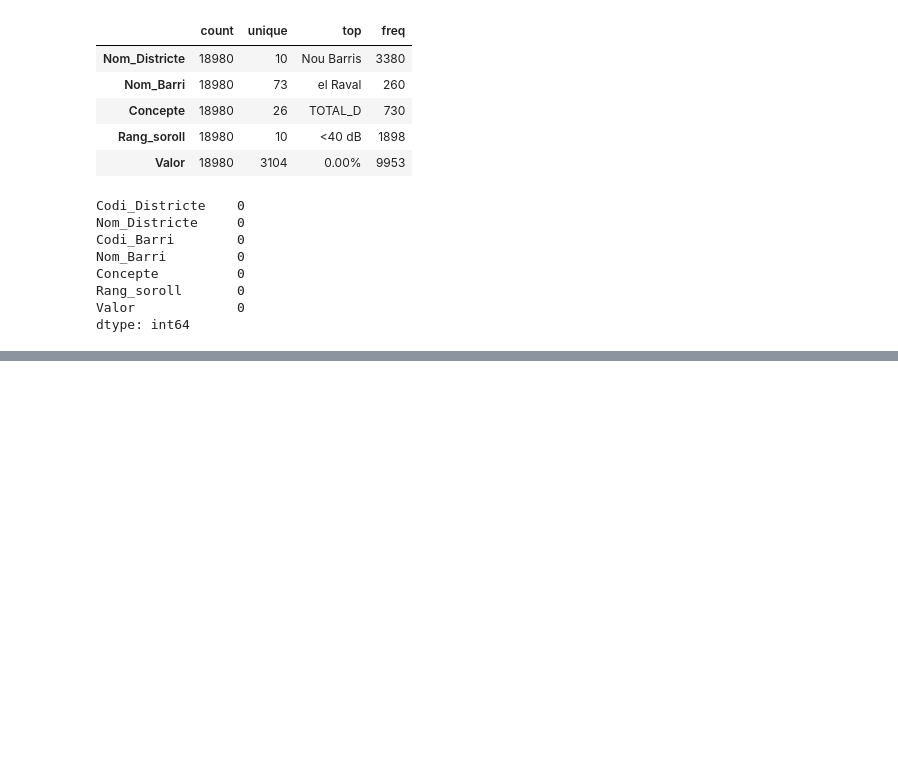
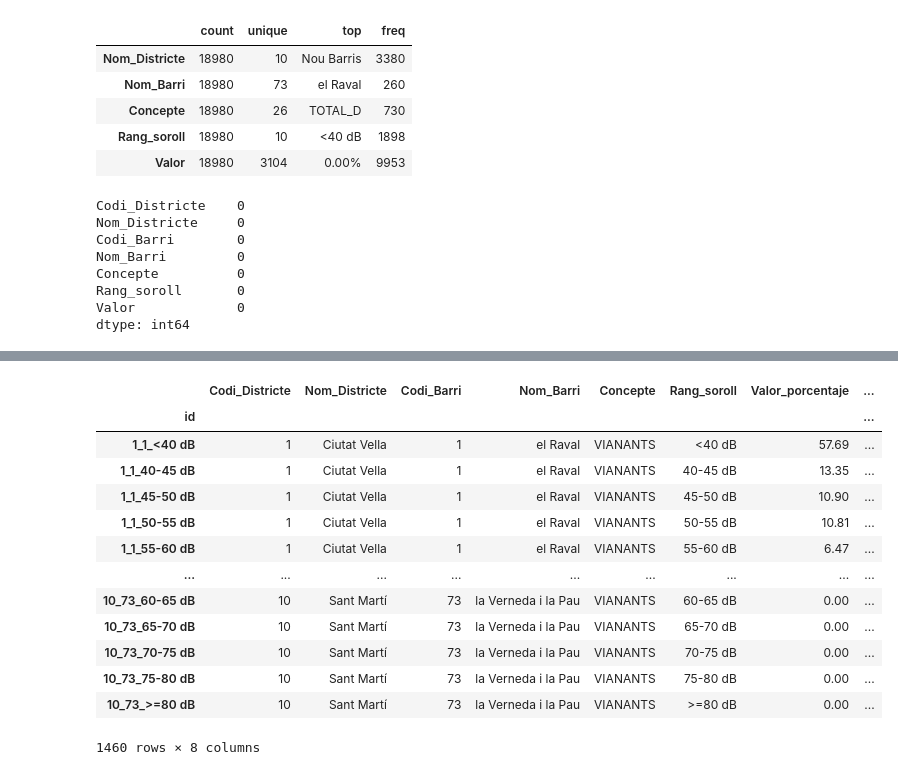
Before and after one commit to Sergiochueco/Hackato_JUMP2DIGITAL, a Jupyter notebook: EDA.ipynb, the cells around one changed output, grey strips where cells are left out. Cells and saved outputs as stored; diff of their text form; code cells hidden in the pictures; blank space fills up the shorter version.

Commit message:
Limpieza df_poblacio + comentario para continuar al final

```diff
--- a/EDA.ipynb
+++ b/EDA.ipynb
@@ -651 +693,4 @@ PARCS_D        730
 Name: count, dtype: int64
+# %%
+df_poblacio['Valor'] = df_poblacio['Valor'].str.split("%",expand=True)[[0]]
+df_poblacio.rename(columns = {'Valor':'Valor_porcentaje'},inplace=True)
@@ -651,0 +714,26 @@ Name: count, dtype: int64
+# %%
+df_poblacio['Valor_porcentaje'] = df_poblacio['Valor_porcentaje'].astype(float) #Convertimos a numerico los valores
+# %%
+#Creación de id único con Trimestre, Distrito y Barrio
+df_poblacio['id'] = df_poblacio['Codi_Districte'].apply(str)  + "_" + df_poblacio['Codi_Barri'].apply(str) + "_" + df_poblacio['Rang_soroll']
+
+df_poblacio.set_index('id',inplace=True)
+# %%
+df_poblacio['media_valor_concepte'] = df_poblacio.groupby([df_poblacio.index,'Concepte'])[['Valor_porcentaje']].transform(np.mean)
+# %%
+df_poblacio[df_poblacio['Concepte'] == 'VIANANTS']
+# %% [output]
+|  | Codi_Districte | Nom_Districte | Codi_Barri | Nom_Barri | Concepte | Rang_soroll | Valor_porcentaje | ... |
+| id |  |  |  |  |  |  |  | ... |
+| 1_1_<40 dB | 1 | Ciutat Vella | 1 | el Raval | VIANANTS | <40 dB | 57.69 | ... |
+| 1_1_40-45 dB | 1 | Ciutat Vella | 1 | el Raval | VIANANTS | 40-45 dB | 13.35 | ... |
+| 1_1_45-50 dB | 1 | Ciutat Vella | 1 | el Raval | VIANANTS | 45-50 dB | 10.90 | ... |
+| 1_1_50-55 dB | 1 | Ciutat Vella | 1 | el Raval | VIANANTS | 50-55 dB | 10.81 | ... |
+| 1_1_55-60 dB | 1 | Ciutat Vella | 1 | el Raval | VIANANTS | 55-60 dB | 6.47 | ... |
+| ... | ... | ... | ... | ... | ... | ... | ... | ... |
+| 10_73_60-65 dB | 10 | Sant Martí | 73 | la Verneda i la Pau | VIANANTS | 60-65 dB | 0.00 | ... |
+| 10_73_65-70 dB | 10 | Sant Martí | 73 | la Verneda i la Pau | VIANANTS | 65-70 dB | 0.00 | ... |
+| 10_73_70-75 dB | 10 | Sant Martí | 73 | la Verneda i la Pau | VIANANTS | 70-75 dB | 0.00 | ... |
+| 10_73_75-80 dB | 10 | Sant Martí | 73 | la Verneda i la Pau | VIANANTS | 75-80 dB | 0.00 | ... |
+| 10_73_>=80 dB | 10 | Sant Martí | 73 | la Verneda i la Pau | VIANANTS | >=80 dB | 0.00 | ... |
+1460 rows × 8 columns
```
Also changed, not shown: parts of 18 cells of this notebook.
